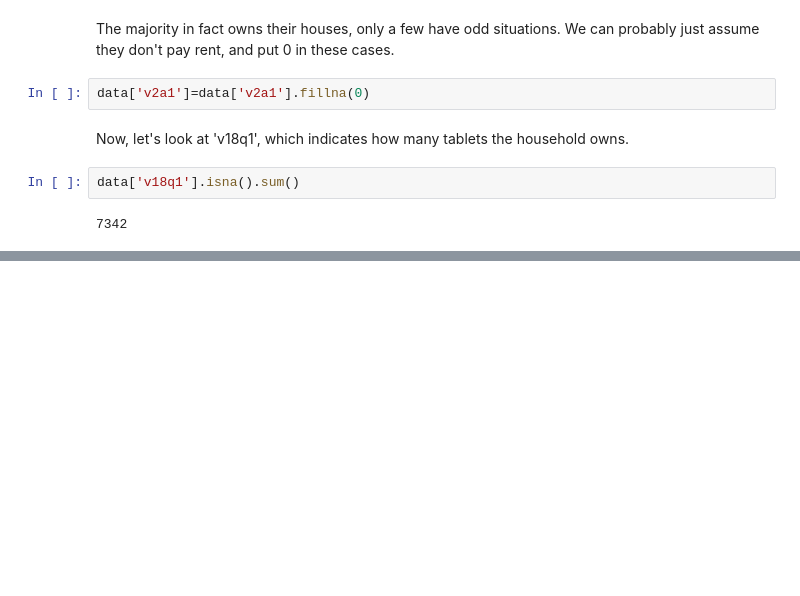
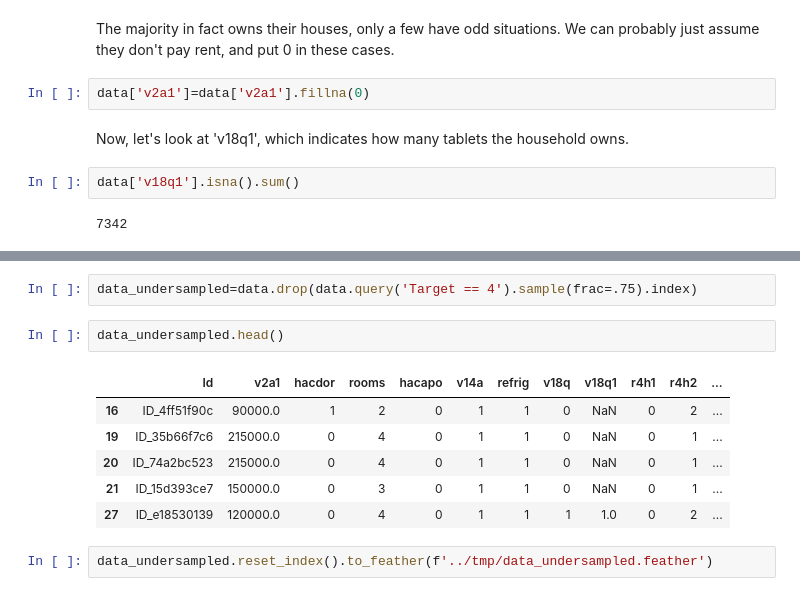
Before and after one commit to jchudb93/kaggle-costa-rican-household, a Jupyter notebook: notebooks/JC-01-EDA.ipynb, the cells around one changed output, grey strips where cells are left out. Cells and saved outputs as stored; diff of their text form; blank space fills up the shorter version.

```diff
--- a/notebooks/JC-01-EDA.ipynb
+++ b/notebooks/JC-01-EDA.ipynb
@@ -303,0 +423,13 @@ data['v18q1'].isna().sum()
+# %%
+data_undersampled=data.drop(data.query('Target == 4').sample(frac=.75).index)
+# %%
+data_undersampled.head()
+# %% [output]
+|  | Id | v2a1 | hacdor | rooms | hacapo | v14a | refrig | v18q | v18q1 | r4h1 | r4h2 | ... |
+| 16 | ID_4ff51f90c | 90000.0 | 1 | 2 | 0 | 1 | 1 | 0 | NaN | 0 | 2 | ... |
+| 19 | ID_35b66f7c6 | 215000.0 | 0 | 4 | 0 | 1 | 1 | 0 | NaN | 0 | 1 | ... |
+| 20 | ID_74a2bc523 | 215000.0 | 0 | 4 | 0 | 1 | 1 | 0 | NaN | 0 | 1 | ... |
+| 21 | ID_15d393ce7 | 150000.0 | 0 | 3 | 0 | 1 | 1 | 0 | NaN | 0 | 1 | ... |
+| 27 | ID_e18530139 | 120000.0 | 0 | 4 | 0 | 1 | 1 | 1 | 1.0 | 0 | 2 | ... |
+# %%
+data_undersampled.reset_index().to_feather(f'../tmp/data_undersampled.feather')
```
Also changed, not shown: parts of 20 cells of this notebook, 2 other files.
